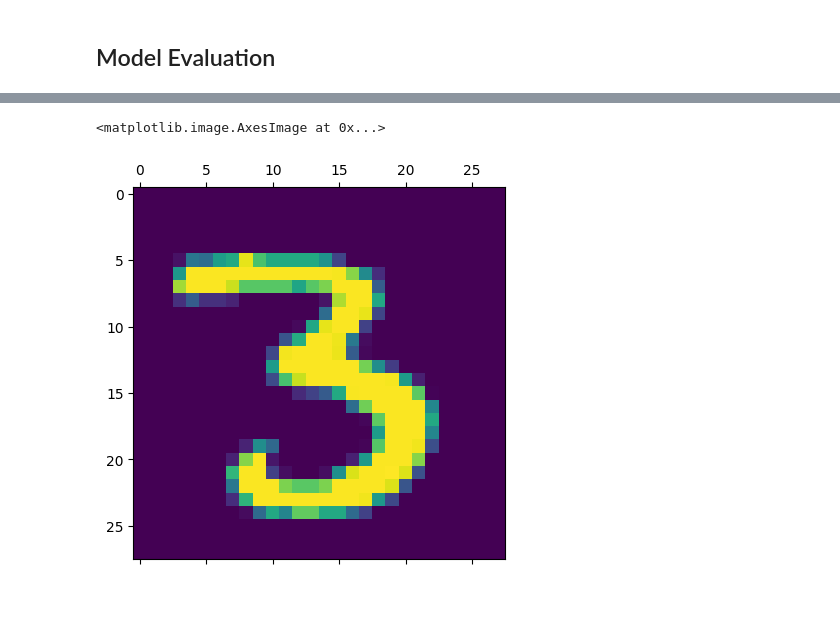
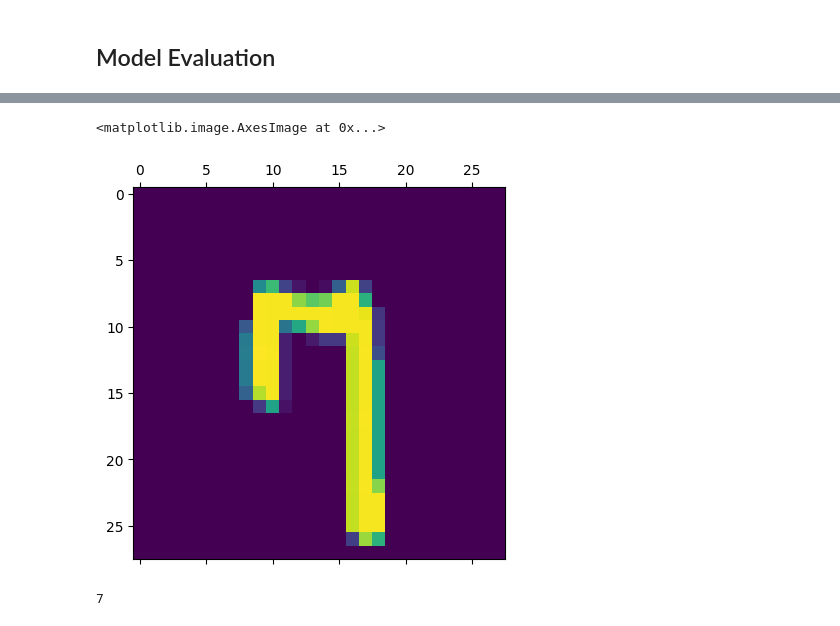
Before and after one commit to raeez21/SingleLayerPerceptrons, a Jupyter notebook: SLP_Keras.ipynb, the cells around one changed output, grey strips where cells are left out. Drawn from its saved outputs; the diff is of its cells as text; code cells hidden in the pictures.

```diff
--- a/SLP_Keras.ipynb
+++ b/SLP_Keras.ipynb
@@ -213,5 +203,9 @@ array([[0.27378905, 0.76823777, 0.5394692 , 0.33048594, 0.5762419 ,
 # %%
-plt.matshow(x_train[12])
+plt.matshow(x_test[80])
 # %% [output]
 <matplotlib.image.AxesImage at 0x...>
-[figure, old version]
+[figure, new version]
+# %%
+np.argmax(pred_probs)
+# %% [output]
+7
```
Also changed, not shown: parts of 11 cells of this notebook.
